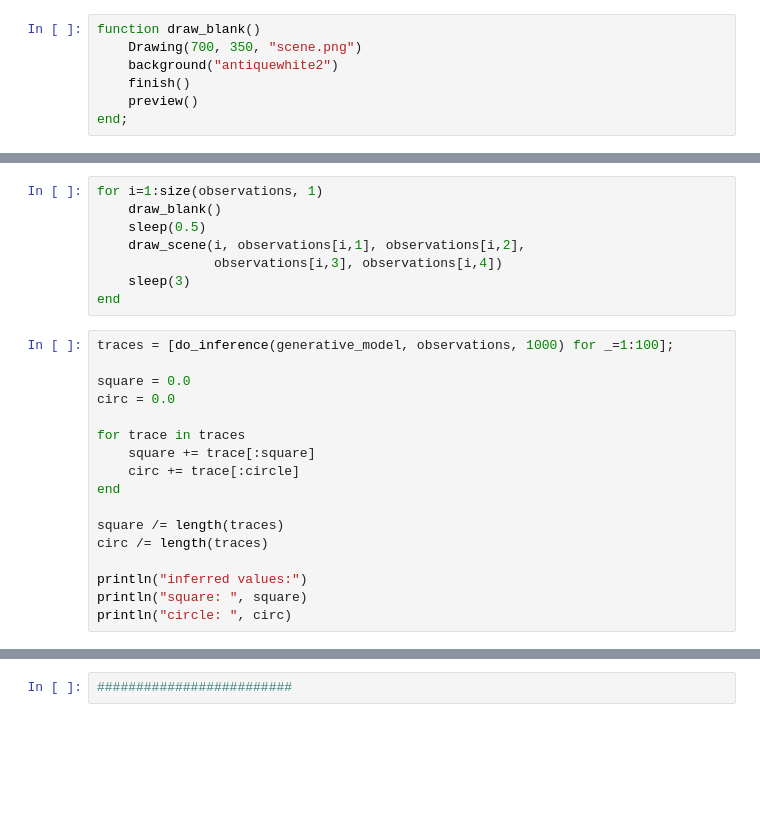
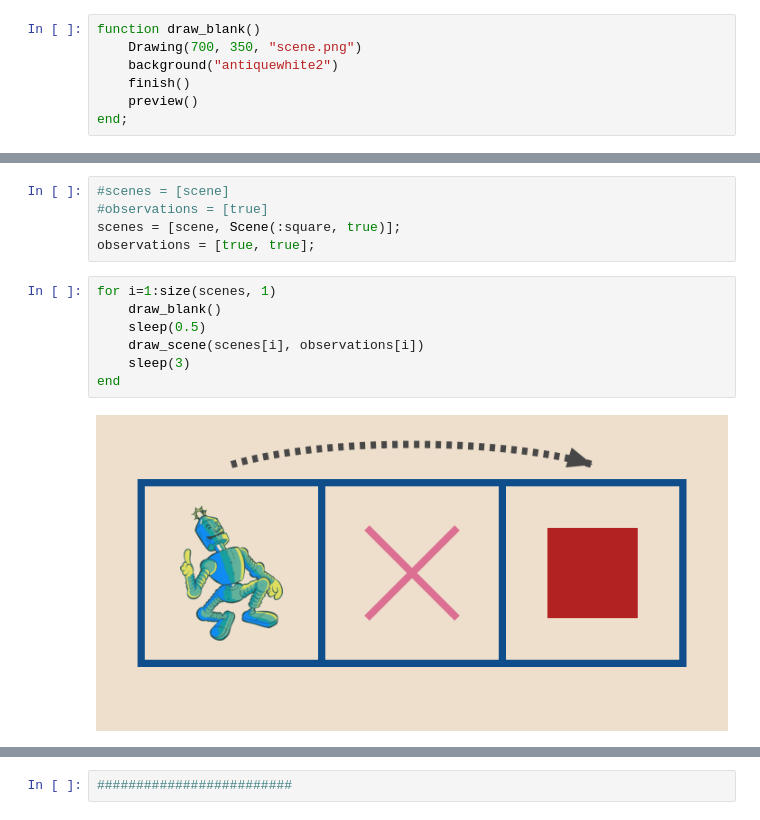
Before and after one commit to CNCLgithub/gen-quickstart, a Jupyter notebook: workshop/module_3.ipynb, the cells around one changed output, grey strips where cells are left out. Saved outputs shown, nothing was run; the diff lists cells and outputs as text; blank space fills up the shorter version.

```diff
--- a/workshop/module_3.ipynb
+++ b/workshop/module_3.ipynb
@@ -126,25 +143,14 @@ observations = [true  true  true  true
+# %%
+#scenes = [scene]
+#observations = [true]
+scenes = [scene, Scene(:square, true)];
+observations = [true, true];
 # %%
-for i=1:size(observations, 1)
+for i=1:size(scenes, 1)
     draw_blank()
     sleep(0.5)
-    draw_scene(i, observations[i,1], observations[i,2],
-               observations[i,3], observations[i,4])
+    draw_scene(scenes[i], observations[i])
     sleep(3)
 end
+# %% [output]
+[figure, added]
-# %%
-traces = [do_inference(generative_model, observations, 1000) for _=1:100];
-
-square = 0.0
-circ = 0.0
-
-for trace in traces
-    square += trace[:square]
-    circ += trace[:circle]
-end
-
-square /= length(traces)
-circ /= length(traces)
-
-println("inferred values:")
-println("square: ", square)
-println("circle: ", circ)
```
Also changed, not shown: parts of 15 cells of this notebook, 2 other files.
